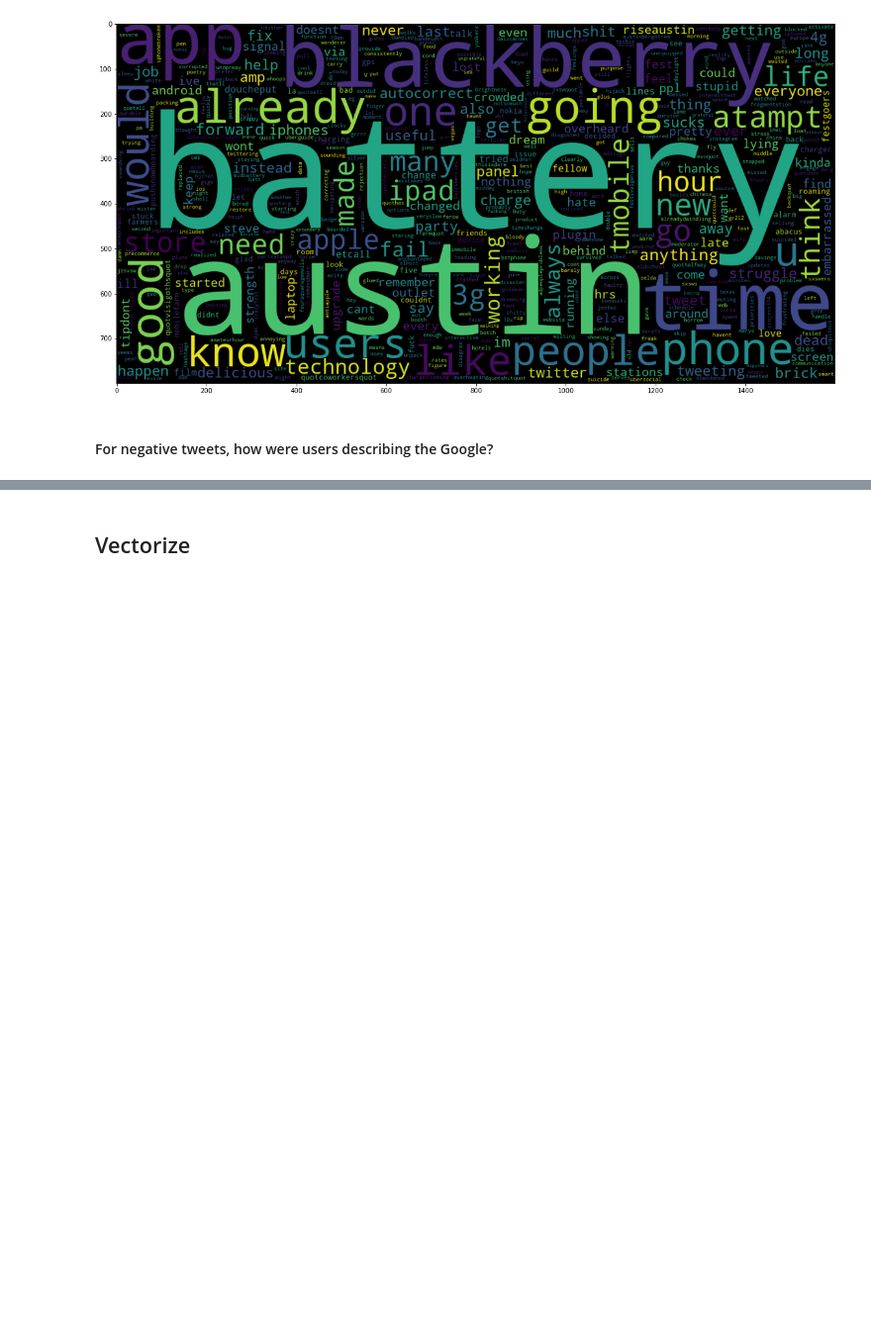
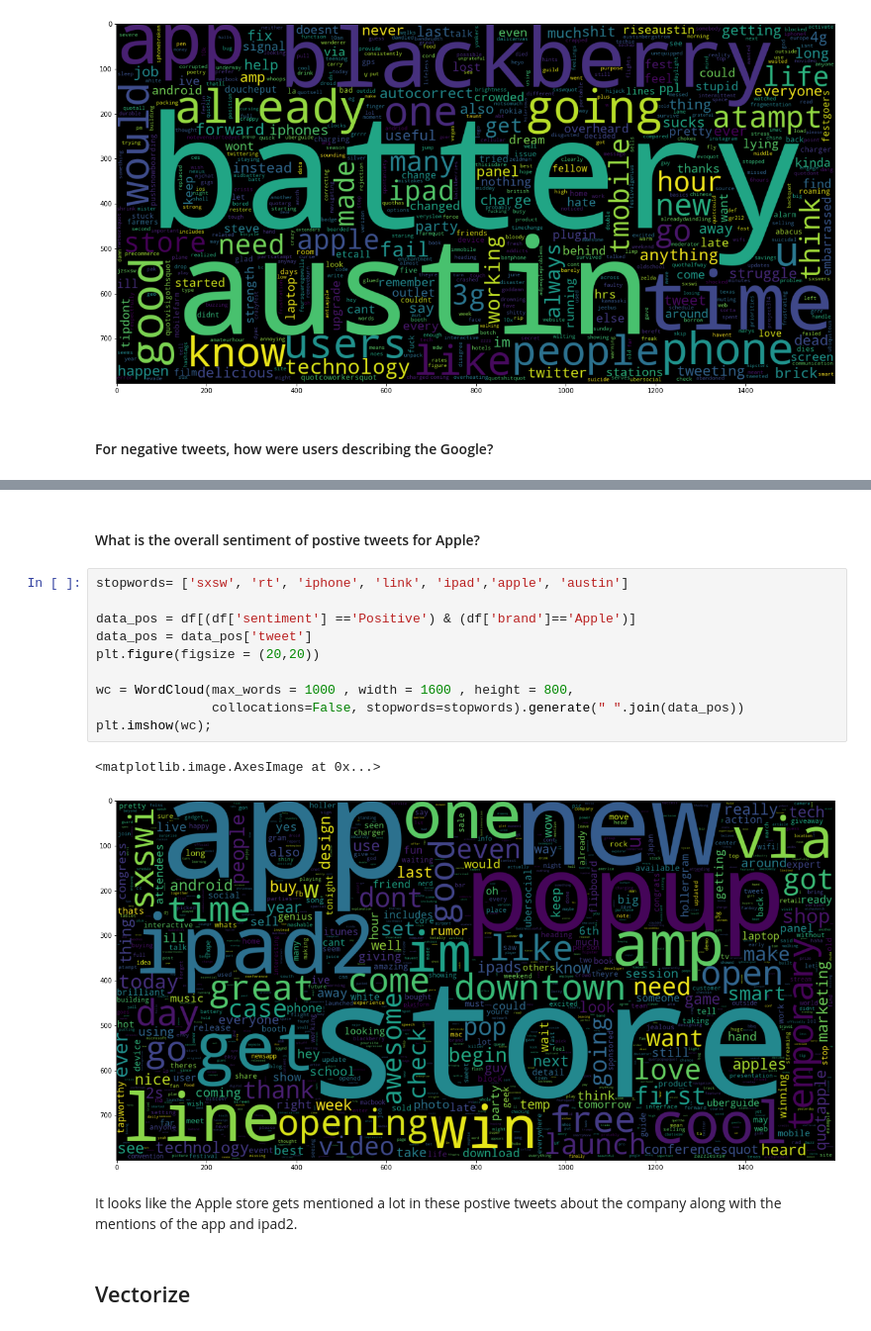
Before and after one commit to ryanreilly/phase_4_project, a Jupyter notebook: final_notebook.ipynb, the cells around one changed output, grey strips where cells are left out. Shown at 99% size. Cells and saved outputs as stored; diff of their text form; blank space fills up the shorter version.

```diff
--- a/final_notebook.ipynb
+++ b/final_notebook.ipynb
@@ -466,5 +468,22 @@ plt.savefig('images/google_wordcloud.png');
 # %% [output]
 [figure]
+# %% [markdown]
+#### What is the overall sentiment of postive tweets for Apple?
+# %%
+stopwords= ['sxsw', 'rt', 'iphone', 'link', 'ipad','apple', 'austin']
+
+data_pos = df[(df['sentiment'] =='Positive') & (df['brand']=='Apple')]
+data_pos = data_pos['tweet']
+plt.figure(figsize = (20,20))
+
+wc = WordCloud(max_words = 1000 , width = 1600 , height = 800,
+               collocations=False, stopwords=stopwords).generate(" ".join(data_pos))
+plt.imshow(wc);
+# %% [output]
+<matplotlib.image.AxesImage at 0x...>
+[figure, added]
+# %% [markdown]
+It looks like the Apple store gets mentioned a lot in these postive tweets about the company along with the mentions of the app and ipad2.
 # %% [markdown]
 ## Vectorize
 # %%
```
Also changed, not shown: parts of 8 cells of this notebook.
